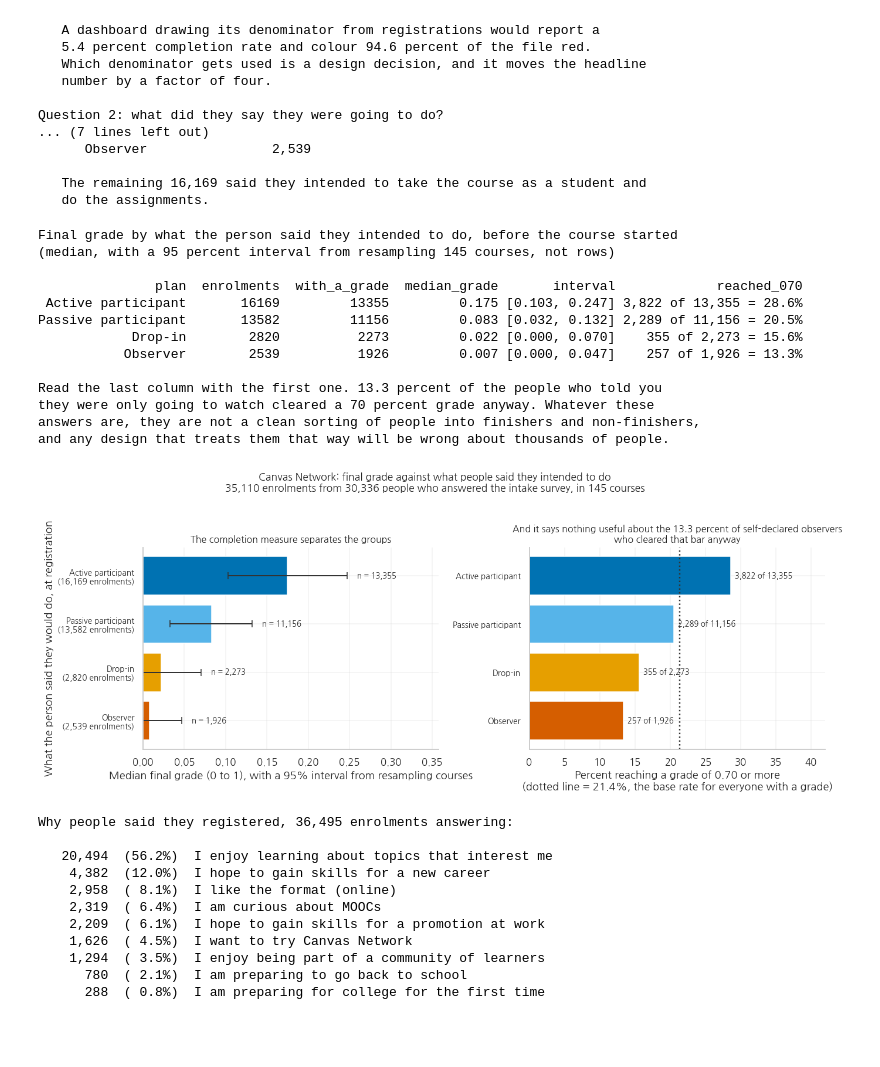
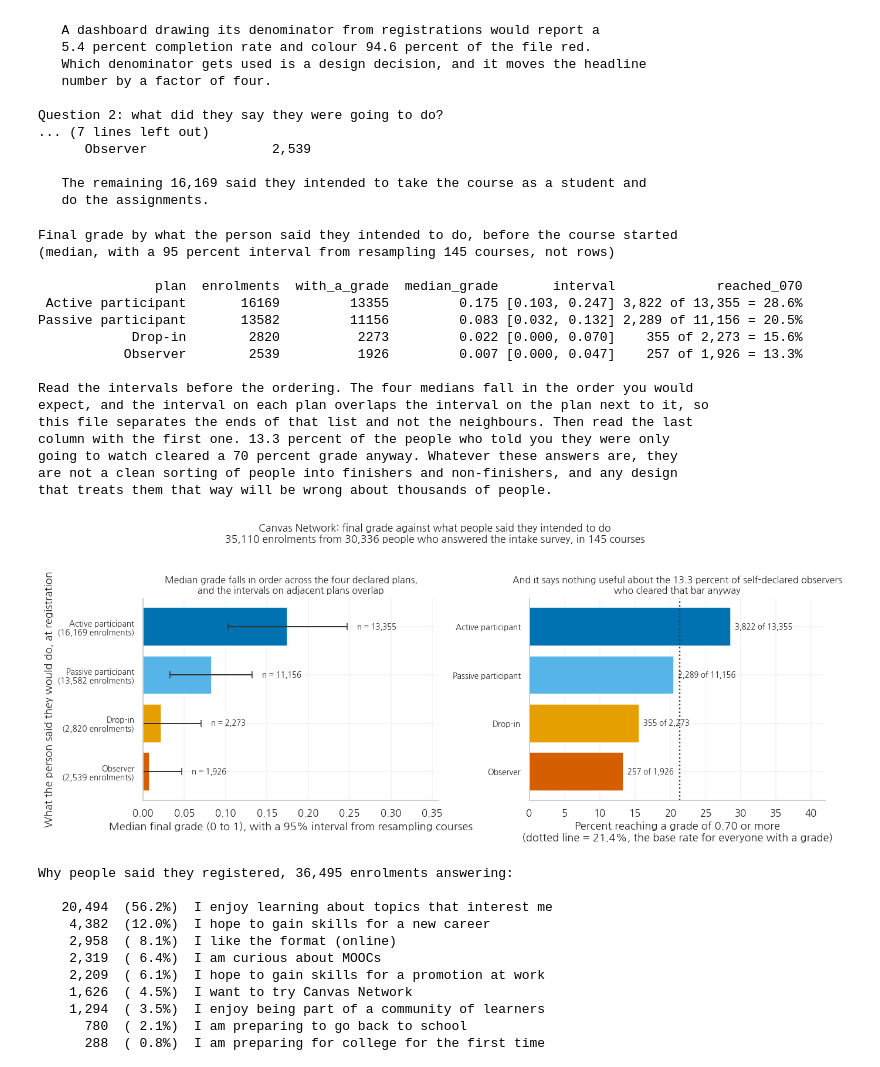
Before and after one commit to HakeoungLee/edis8100-teaching-learning-analytics, a Jupyter notebook: week11-codesign-studio/week11_codesign_studio.ipynb, the cells around one changed output. Drawn from its saved outputs; the diff is of its cells as text; code cells hidden in the pictures; blank space fills up the shorter version.

```diff
--- a/week11-codesign-studio/week11_codesign_studio.ipynb
+++ b/week11-codesign-studio/week11_codesign_studio.ipynb
@@ -1526,11 +1581,14 @@ for pl in PLAN_ORDER:
 summary = pd.DataFrame(rows)
 print(summary.to_string(index=False))
 print()
-print('Read the last column with the first one. {:.1f} percent of the people who told you'.format(
+print('Read the intervals before the ordering. The four medians fall in the order you would')
+print('expect, and the interval on each plan overlaps the interval on the plan next to it, so')
+print('this file separates the ends of that list and not the neighbours. Then read the last')
+print('column with the first one. {:.1f} percent of the people who told you they were only'.format(
     100 * (survey.loc[survey['plan'] == 'Observer', 'grade'].dropna() >= BAR).mean()))
-print('they were only going to watch cleared a 70 percent grade anyway. Whatever these')
-print('answers are, they are not a clean sorting of people into finishers and non-finishers,')
-print('and any design that treats them that way will be wrong about thousands of people.')
+print('going to watch cleared a 70 percent grade anyway. Whatever these answers are, they')
+print('are not a clean sorting of people into finishers and non-finishers, and any design')
+print('that treats them that way will be wrong about thousands of people.')
 # %% [output]
 Final grade by what the person said they intended to do, before the course started
 (median, with a 95 percent interval from resampling 145 courses, not rows)
@@ -1541,10 +1599,13 @@ Passive participant       13582         11156         0.083 [0.032, 0.132] 2,289
             Drop-in        2820          2273         0.022 [0.000, 0.070]    355 of 2,273 = 15.6%
            Observer        2539          1926         0.007 [0.000, 0.047]    257 of 1,926 = 13.3%
 
-Read the last column with the first one. 13.3 percent of the people who told you
-they were only going to watch cleared a 70 percent grade anyway. Whatever these
-answers are, they are not a clean sorting of people into finishers and non-finishers,
-and any design that treats them that way will be wrong about thousands of people.
+Read the intervals before the ordering. The four medians fall in the order you would
+expect, and the interval on each plan overlaps the interval on the plan next to it, so
+this file separates the ends of that list and not the neighbours. Then read the last
+column with the first one. 13.3 percent of the people who told you they were only
+going to watch cleared a 70 percent grade anyway. Whatever these answers are, they
+are not a clean sorting of people into finishers and non-finishers, and any design
+that treats them that way will be wrong about thousands of people.
 # %%
 fig, axes = plt.subplots(1, 2, figsize=(12.4, 4.9))
 
@@ -1568,38 +1629,39 @@ ax.invert_yaxis()
 ax.set_xlim(0, max(his) * 1.45)
 ax.set_xlabel('Median final grade (0 to 1), with a 95% interval from resampling courses')
 ax.set_ylabel('What the person said they would do, at registration')
-ax.set_title('The completion measure separates the groups', fontsize=10.5)
+ax.set_title('Median grade falls in order across the four declared plans,\n'
+             'and the intervals on adjacent plans overlap', fontsize=10.5)
 
 # Right: share reaching the 70 percent bar, counts on the bars
 ax = axes[1]
 share = [100 * (survey.loc[survey['plan'] == pl, 'grade'].dropna() >= BAR).mean()
          for pl in PLAN_ORDER]
 ax.barh(y, share, color=cols, edgecolor='white')
 for i, pl in enumerate(PLAN_ORDER):
     g = survey.loc[survey['plan'] == pl, 'grade'].dropna()
     ax.text(share[i] + 0.6, i, '{:,} of {:,}'.format(int((g >= BAR).sum()), len(g)),
             va='center', fontsize=8.5)
 base = 100 * (pc['grade'].dropna() >= BAR).mean()
 ax.axvline(base, color='#333333', linestyle=':', linewidth=1.6)
 ax.set_yticks(y)
 ax.set_yticklabels(PLAN_ORDER, fontsize=9)
 ax.invert_yaxis()
 ax.set_xlim(0, 42)
 ax.set_xlabel('Percent reaching a grade of 0.70 or more\n'
               '(dotted line = {:.1f}%, the base rate for everyone with a grade)'.format(base))
 ax.set_ylabel('')
 obs = survey.loc[survey['plan'] == 'Observer', 'grade'].dropna()
 ax.set_title('And it says nothing useful about the {:.1f} percent of self-declared observers\n'
              'who cleared that bar anyway'.format(100 * (obs >= BAR).mean()), fontsize=10.5)
 
 fig.suptitle('Canvas Network: final grade against what people said they intended to do\n'
              '{:,} enrolments from {:,} people who answered the intake survey, in {} courses'
              .format(len(survey), survey['userid_DI'].nunique(),
                      survey['course_id_DI'].nunique()), fontsize=11.5, y=1.04)
 plt.tight_layout()
 plt.show()
 # %% [output]
-[figure, old version]
+[figure, new version]
 # %%
 # And what did they say they came for?
 reasons = pc['primary_reason'].dropna()
```
Also changed, not shown: parts of 6 cells of this notebook, 39 other files.
